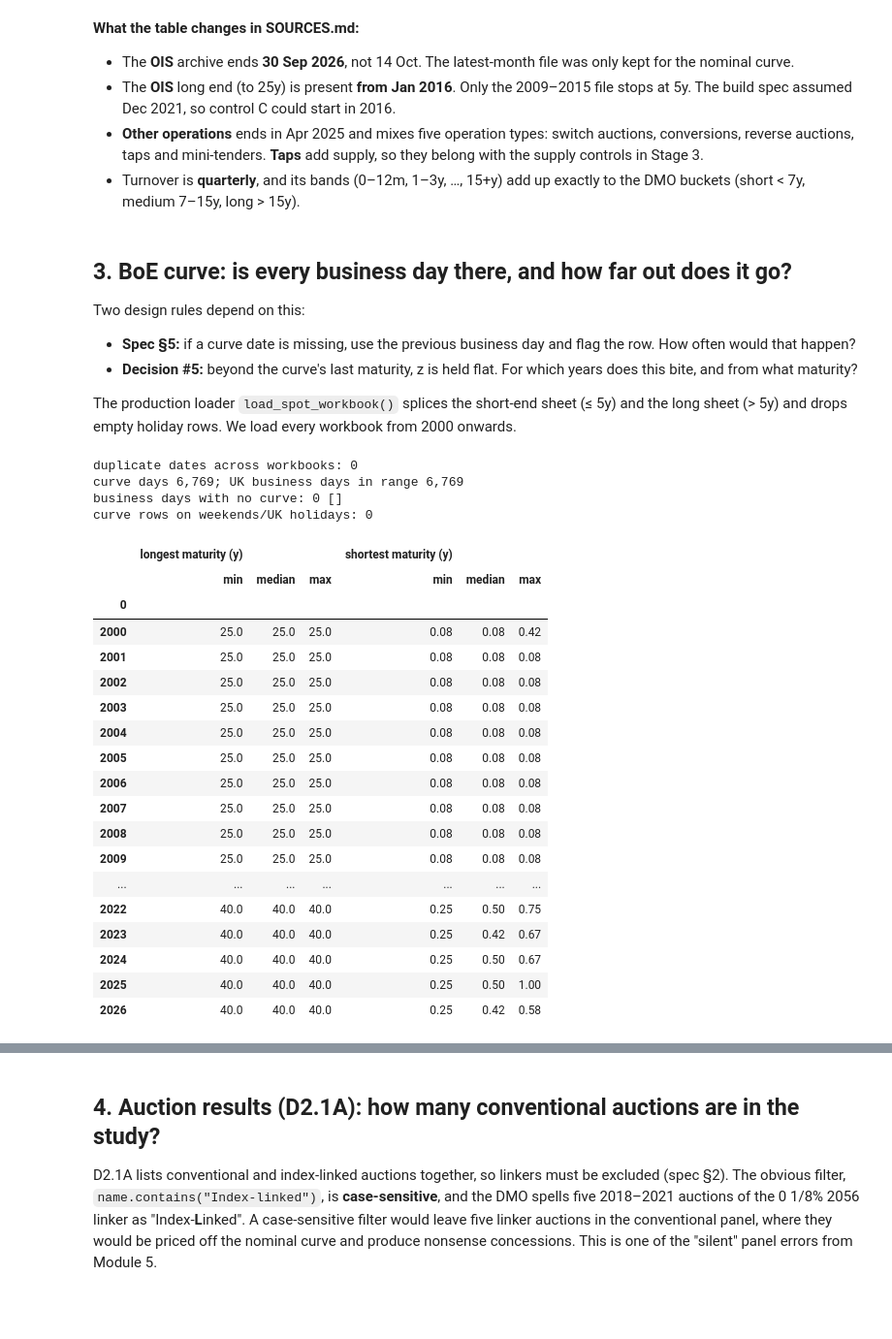
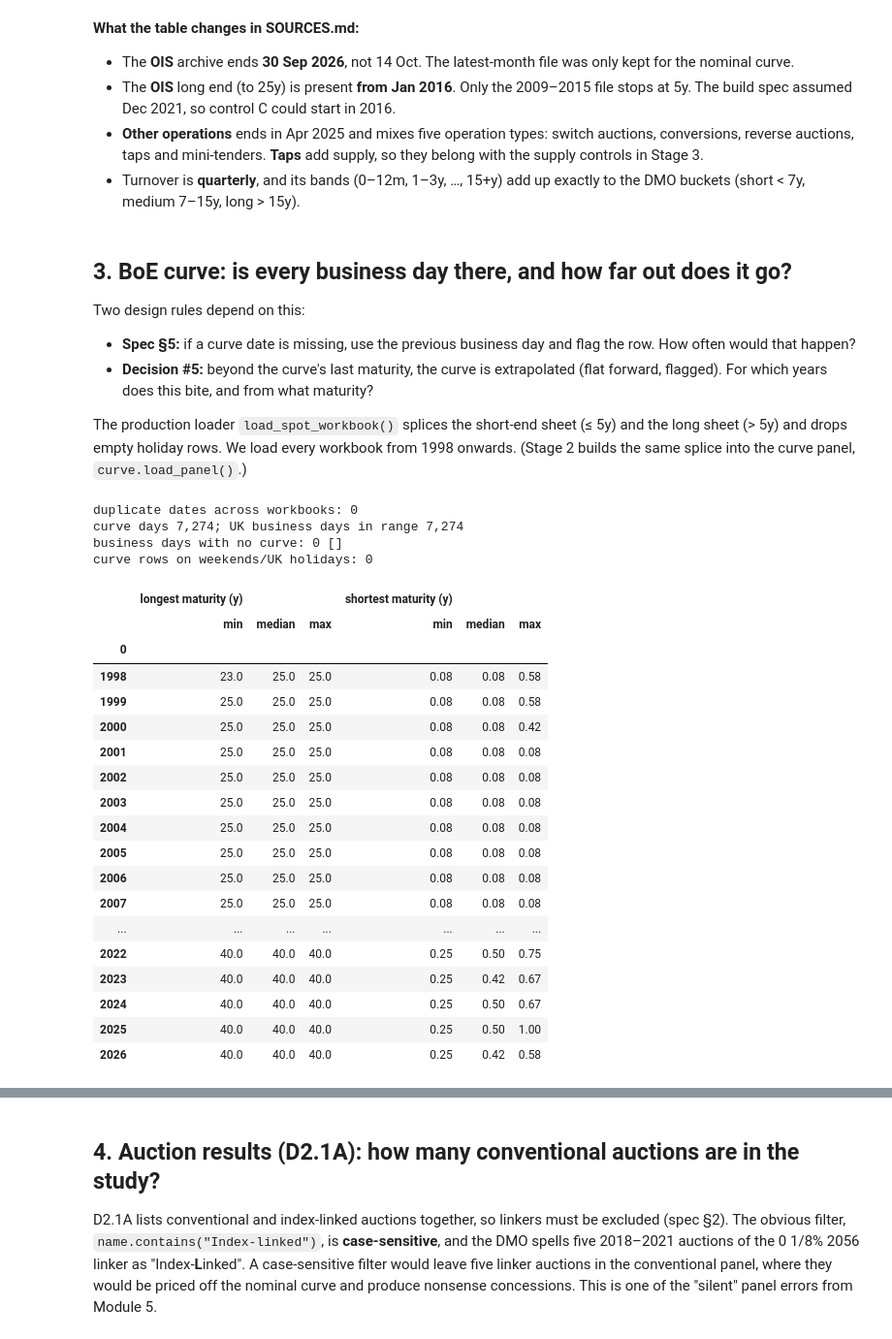
Before and after one commit to nithinpremkumar1999/gilt-auction-concession, a Jupyter notebook: notebooks/00_data_inventory.ipynb, the cells around one changed output, grey strips where cells are left out. Shown at 97% size. Saved outputs shown, nothing was run; the diff lists cells and outputs as text; code cells hidden in the pictures; blank space fills up the shorter version.

Commit message:
Stage 2: complete

```diff
--- a/notebooks/00_data_inventory.ipynb
+++ b/notebooks/00_data_inventory.ipynb
@@ -215,34 +215,36 @@ coverage
 
 Two design rules depend on this:
 - **Spec §5:** if a curve date is missing, use the previous business day and flag the row. How often would that happen?
-- **Decision #5:** beyond the curve's last maturity, z is held flat. For which years does this bite, and from what maturity?
+- **Decision #5:** beyond the curve's last maturity, the curve is extrapolated (flat forward, flagged). For which years does this bite, and from what maturity?
 
-The production loader `load_spot_workbook()` splices the short-end sheet (≤ 5y) and the long sheet (> 5y) and drops empty holiday rows. We load every workbook from 2000 onwards.
+The production loader `load_spot_workbook()` splices the short-end sheet (≤ 5y) and the long sheet (> 5y) and drops empty holiday rows. We load every workbook from 1998 onwards. (Stage 2 builds the same splice into the curve panel, `curve.load_panel()`.)
 # %%
-labels = ["2000 to 2004", "2005 to 2015", "2016 to 2024", "2025 to present"]
+labels = ["1995 to 1999", "2000 to 2004", "2005 to 2015", "2016 to 2024", "2025 to present"]
 curves = pd.concat([load_spot_workbook(paths.curve_workbook(l)) for l in labels] +
                    [load_spot_workbook(paths.CURVE_CURRENT_MONTH)])
-curves = curves[curves.index >= "2000-01-01"].sort_index()
+curves = curves[curves.index >= "1998-01-01"].sort_index()
 print("duplicate dates across workbooks:", curves.index.duplicated().sum())
 
 bdays = [d for d in pd.bdate_range(curves.index.min(), curves.index.max()) if is_business_day(d.date())]
 missing = sorted(set(bdays) - set(curves.index))
 on_holidays = [d for d in curves.index if not is_business_day(d.date())]
 print(f"curve days {len(curves):,}; UK business days in range {len(bdays):,}")
 print("business days with no curve:", len(missing), [str(d.date()) for d in missing[:10]])
 print("curve rows on weekends/UK holidays:", len(on_holidays))
 
 reach = pd.DataFrame({"longest maturity (y)": curves.apply(lambda r: r.last_valid_index(), axis=1),
                       "shortest maturity (y)": curves.apply(lambda r: r.first_valid_index(), axis=1)})
 reach.groupby(reach.index.year).agg(["min", "median", "max"]).round(2)
 # %% [output]
 duplicate dates across workbooks: 0
-curve days 6,769; UK business days in range 6,769
+curve days 7,274; UK business days in range 7,274
 business days with no curve: 0 []
 curve rows on weekends/UK holidays: 0
 |  | longest maturity (y) |  |  | shortest maturity (y) |  |  |
 |  | min | median | max | min | median | max |
 | 0 |  |  |  |  |  |  |
+| 1998 | 23.0 | 25.0 | 25.0 | 0.08 | 0.08 | 0.58 |
+| 1999 | 25.0 | 25.0 | 25.0 | 0.08 | 0.08 | 0.58 |
 | 2000 | 25.0 | 25.0 | 25.0 | 0.08 | 0.08 | 0.42 |
 | 2001 | 25.0 | 25.0 | 25.0 | 0.08 | 0.08 | 0.08 |
 | 2002 | 25.0 | 25.0 | 25.0 | 0.08 | 0.08 | 0.08 |
@@ -251,8 +253,6 @@ curve rows on weekends/UK holidays: 0
 | 2005 | 25.0 | 25.0 | 25.0 | 0.08 | 0.08 | 0.08 |
 | 2006 | 25.0 | 25.0 | 25.0 | 0.08 | 0.08 | 0.08 |
 | 2007 | 25.0 | 25.0 | 25.0 | 0.08 | 0.08 | 0.08 |
-| 2008 | 25.0 | 25.0 | 25.0 | 0.08 | 0.08 | 0.08 |
-| 2009 | 25.0 | 25.0 | 25.0 | 0.08 | 0.08 | 0.08 |
 | ... | ... | ... | ... | ... | ... | ... |
 | 2022 | 40.0 | 40.0 | 40.0 | 0.25 | 0.50 | 0.75 |
 | 2023 | 40.0 | 40.0 | 40.0 | 0.25 | 0.42 | 0.67 |
```
Also changed, not shown: parts of 7 cells of this notebook, 27 other files.
